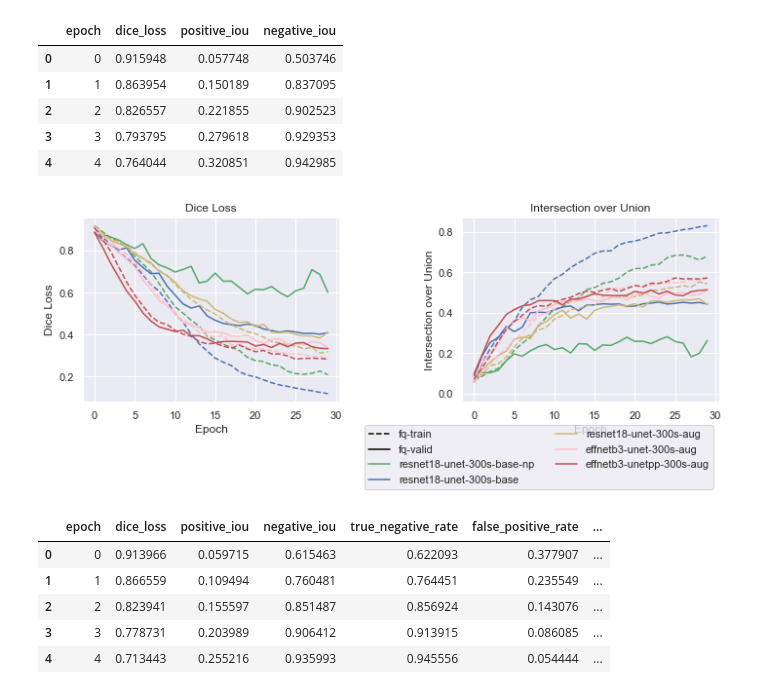
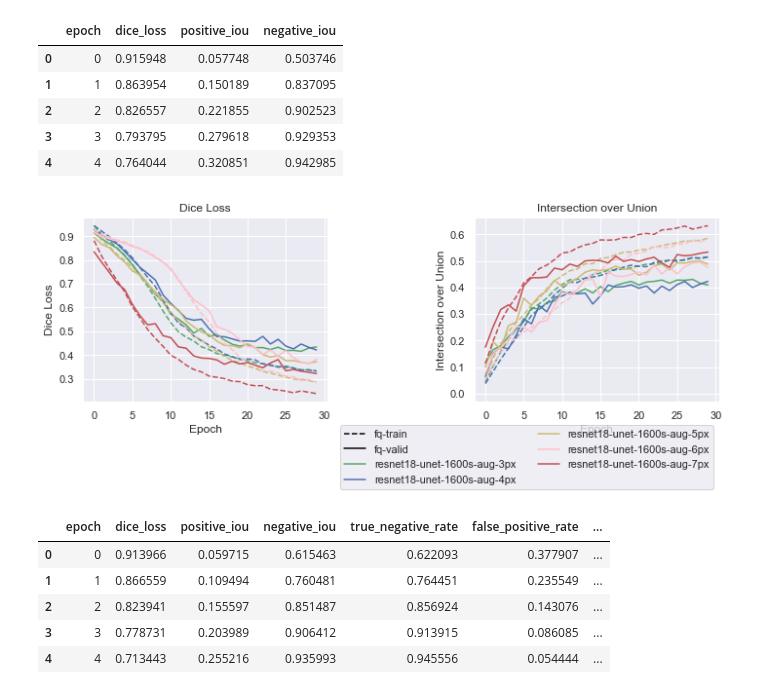
Before and after one commit to Amsterdam-Internships/Fence-Detection, a Jupyter notebook: notebooks/experiment-summary.ipynb, the cells around one changed output. Drawn from its saved outputs; the diff is of its cells as text; code cells hidden in the pictures.

```diff
--- a/notebooks/experiment-summary.ipynb
+++ b/notebooks/experiment-summary.ipynb
@@ -48,40 +48,40 @@ train_logs.head()
 | 3 | 3 | 0.793795 | 0.279618 | 0.929353 |
 | 4 | 4 | 0.764044 | 0.320851 | 0.942985 |
 # %%
-experiments = ['resnet18-unet-300s-base-np', 'resnet18-unet-300s-base', 'resnet18-unet-300s-aug', 'effnetb3-unet-300s-aug', 'effnetb3-unetpp-300s-aug']
+experiments = [f'resnet18-unet-1600s-aug-{i}px' for i in range(3, 14)] + ['resnet18-unet-1600s-aug-30px']
 colors = ['g', 'b', 'y', 'pink', 'r']
 
 fig, ax = plt.subplots(1, 2, figsize=(10, 5))
 
 ax[1].plot(0, 0, color='black', linestyle='dashed')
 ax[1].plot(0, 0, color='black')
 
 for experiment, color in zip(experiments, colors):
 
     train_logs = pd.read_csv(os.path.join('..', 'experiments', experiment, 'train-log.csv'))
     valid_logs = pd.read_csv(os.path.join('..', 'experiments', experiment, 'valid-log.csv'))
 
     ax[0].plot(train_logs['epoch'], train_logs['dice_loss'], color=color, linestyle='dashed', label='_nolegend_')
     ax[1].plot(train_logs['epoch'], train_logs['positive_iou'], color=color, linestyle='dashed', label='_nolegend_')
 
     ax[0].plot(valid_logs['epoch'], valid_logs['dice_loss'], color=color)
     ax[1].plot(valid_logs['epoch'], valid_logs['positive_iou'], color=color)
 
 ax[0].set_title('Dice Loss')
 ax[1].set_title('Intersection over Union')
 
 ax[0].set_xlabel('Epoch')
 ax[1].set_xlabel('Epoch')
 
 ax[0].set_ylabel('Dice Loss')
 ax[1].set_ylabel('Intersection over Union')
 
 plt.legend(['fq-train', 'fq-valid'] + experiments,
            bbox_to_anchor=(1,-.5), loc="lower right",ncol=2)
 
 plt.tight_layout()
 # %% [output]
-[figure, old version]
+[figure, new version]
 # %%
 TITLE = 'effnetb0-unet-300s-aug'
 
```
Also changed, not shown: parts of 1 cell of this notebook, 7 other files.
